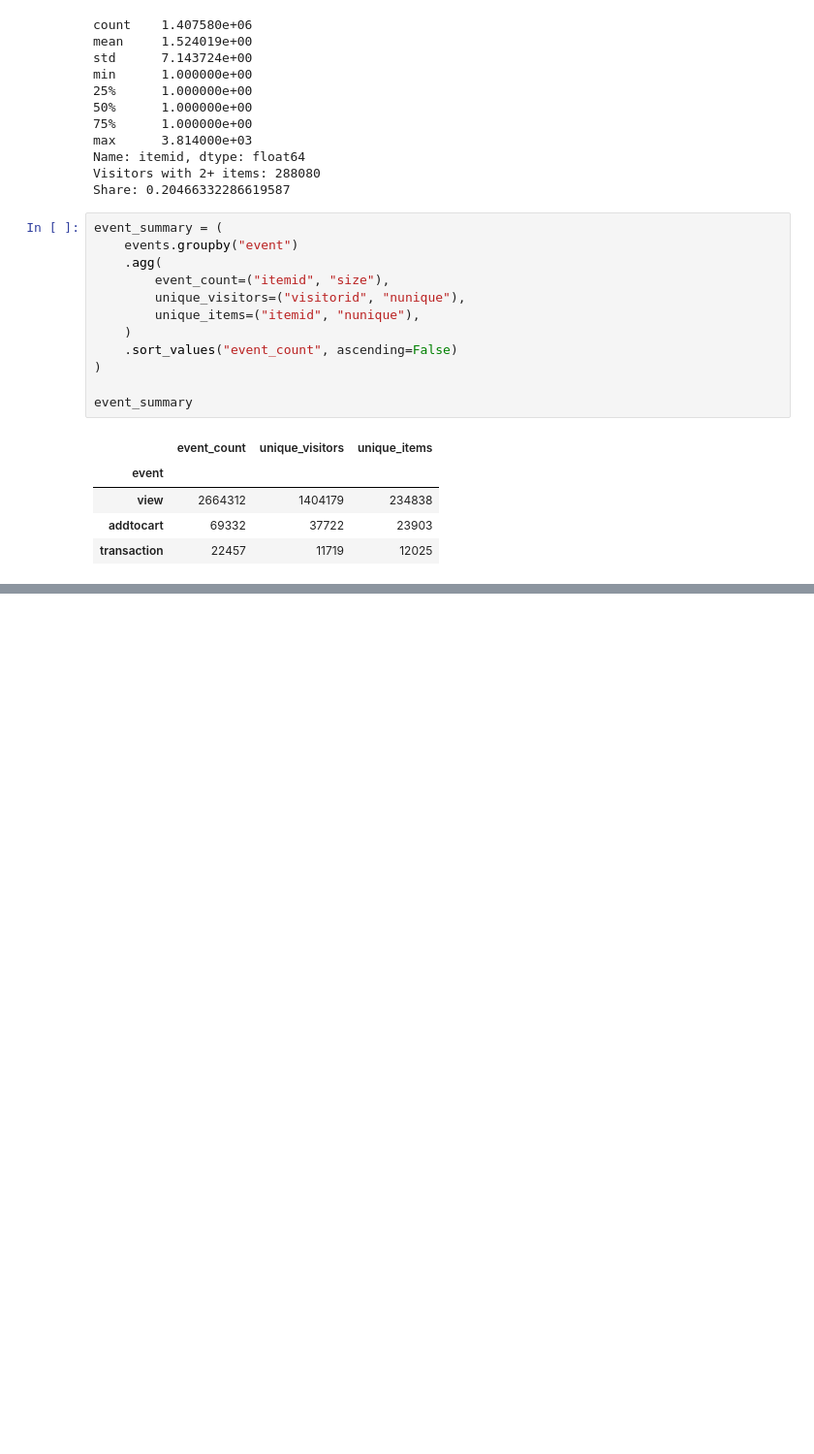
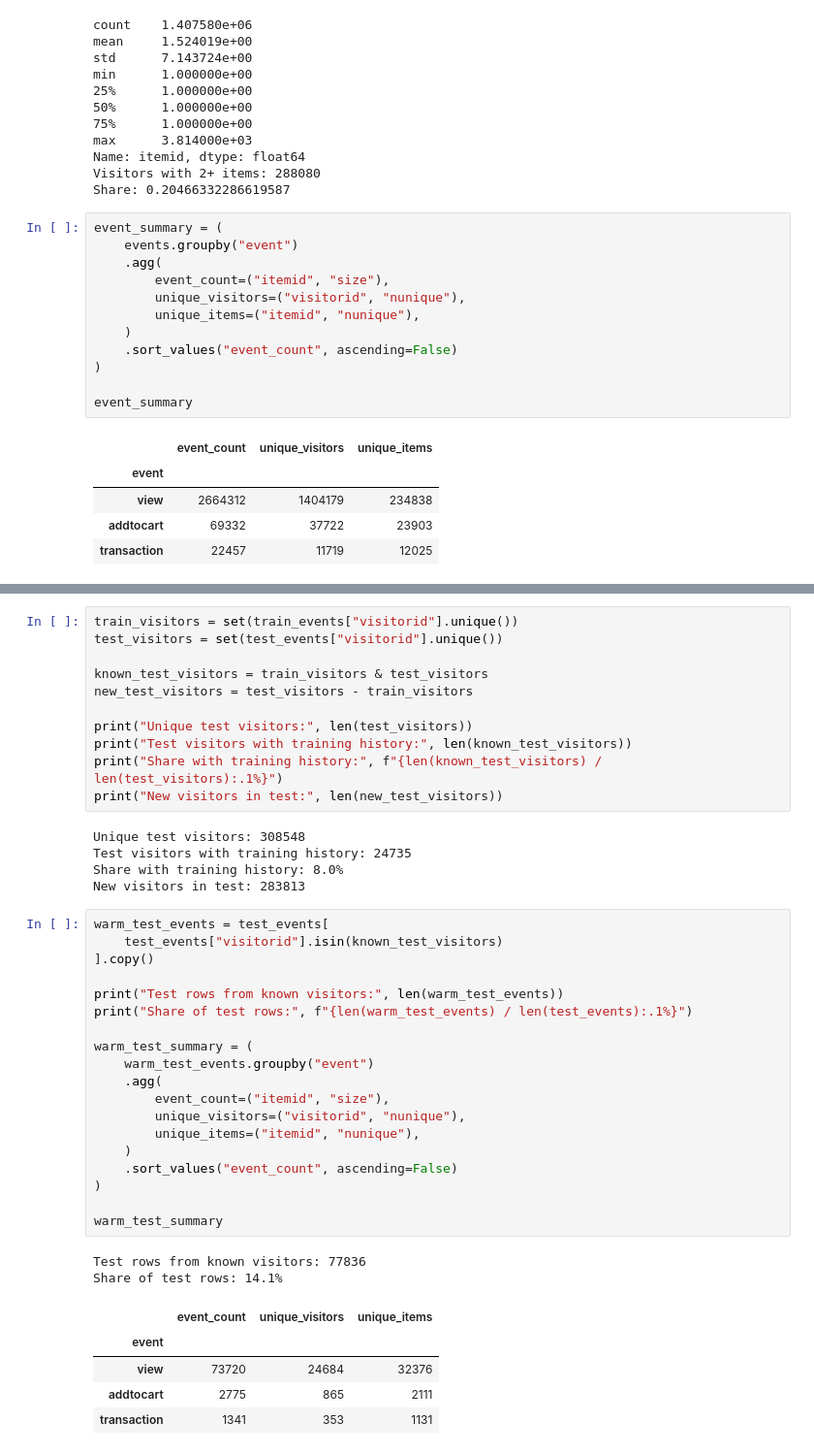
Before and after one commit to smtaras/Recommendation-system, a Jupyter notebook: 02_personalized_recommendations.ipynb, the cells around one changed output, grey strips where cells are left out. Shown at 97% size. Saved outputs shown, nothing was run; the diff lists cells and outputs as text; blank space fills up the shorter version.

```diff
--- a/02_personalized_recommendations.ipynb
+++ b/02_personalized_recommendations.ipynb
@@ -66,0 +92,43 @@ event_summary
+# %%
+train_visitors = set(train_events["visitorid"].unique())
+test_visitors = set(test_events["visitorid"].unique())
+
+known_test_visitors = train_visitors & test_visitors
+new_test_visitors = test_visitors - train_visitors
+
+print("Unique test visitors:", len(test_visitors))
+print("Test visitors with training history:", len(known_test_visitors))
+print("Share with training history:", f"{len(known_test_visitors) / len(test_visitors):.1%}")
+print("New visitors in test:", len(new_test_visitors))
+# %% [output]
+Unique test visitors: 308548
+Test visitors with training history: 24735
+Share with training history: 8.0%
+New visitors in test: 283813
+# %%
+warm_test_events = test_events[
+    test_events["visitorid"].isin(known_test_visitors)
+].copy()
+
+print("Test rows from known visitors:", len(warm_test_events))
+print("Share of test rows:", f"{len(warm_test_events) / len(test_events):.1%}")
+
+warm_test_summary = (
+    warm_test_events.groupby("event")
+    .agg(
+        event_count=("itemid", "size"),
+        unique_visitors=("visitorid", "nunique"),
+        unique_items=("itemid", "nunique"),
+    )
+    .sort_values("event_count", ascending=False)
+)
+
+warm_test_summary
+# %% [output]
+Test rows from known visitors: 77836
+Share of test rows: 14.1%
+|  | event_count | unique_visitors | unique_items |
+| event |  |  |  |
+| view | 73720 | 24684 | 32376 |
+| addtocart | 2775 | 865 | 2111 |
+| transaction | 1341 | 353 | 1131 |
```
Also changed, not shown: parts of 22 cells of this notebook.
